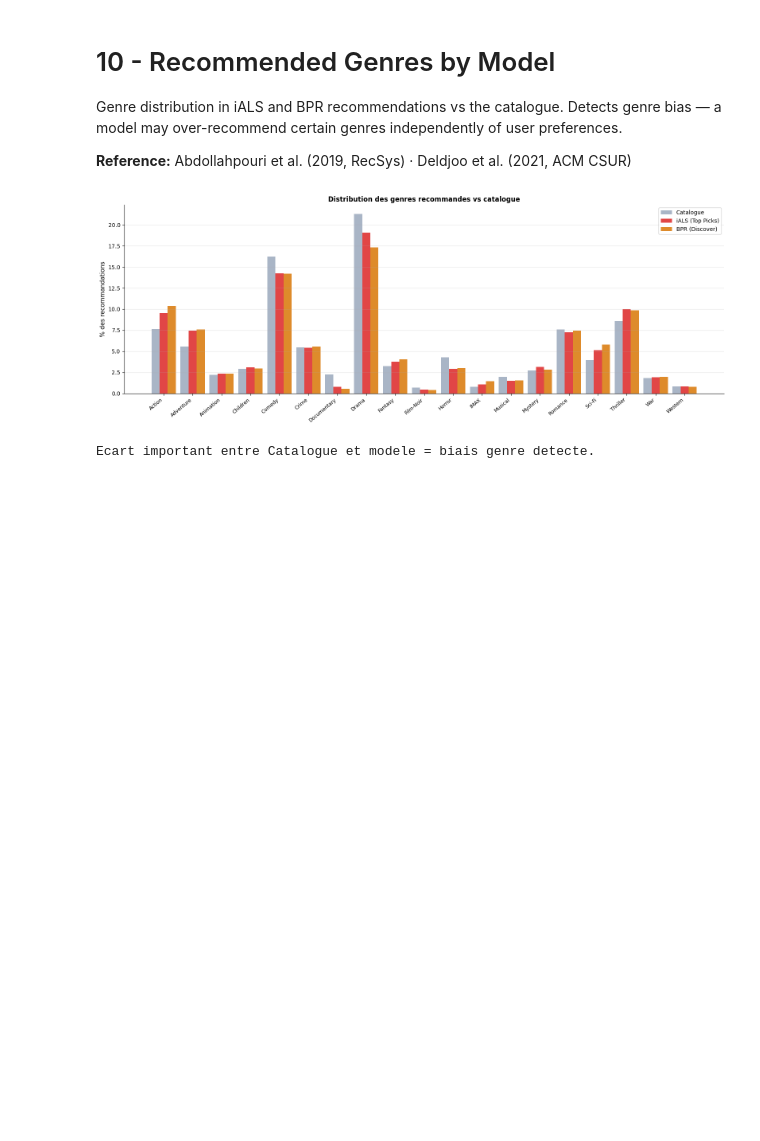
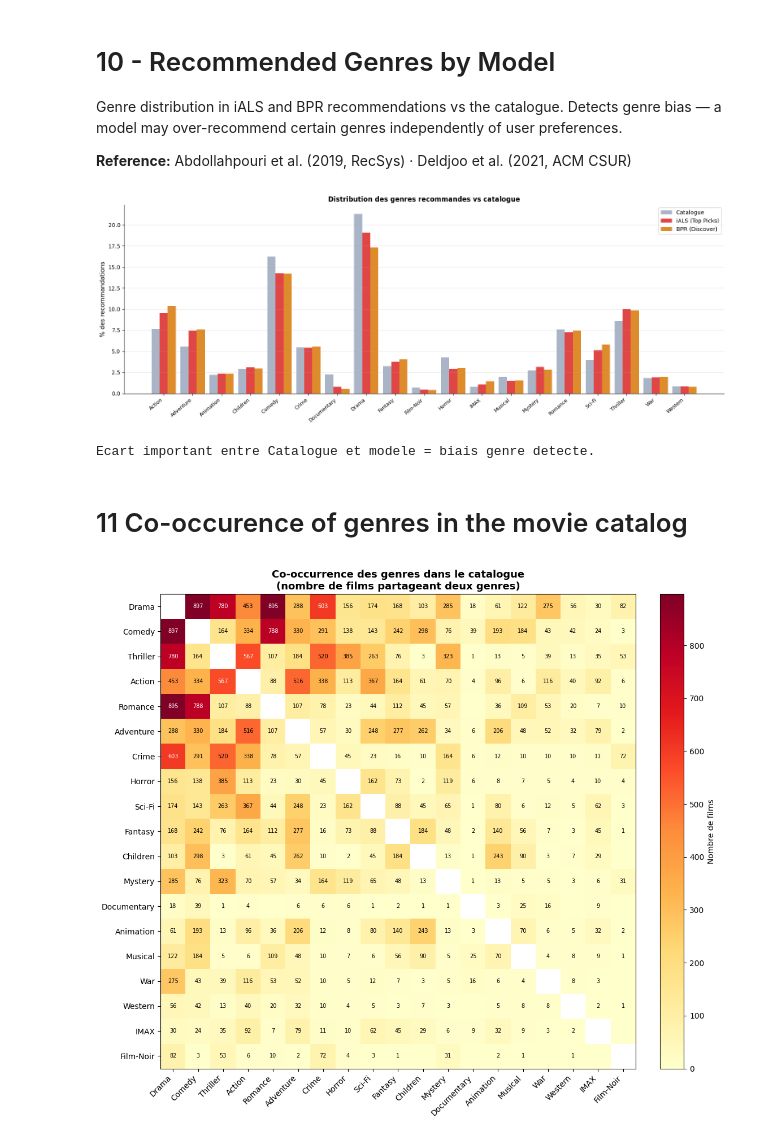
Before and after one commit to ArthurOttevaere/movix-recommender, a Jupyter notebook: analytics.ipynb, the cells around one changed output. Drawn from its saved outputs; the diff is of its cells as text; code cells hidden in the pictures; blank space fills up the shorter version.

```diff
--- a/analytics.ipynb
+++ b/analytics.ipynb
@@ -569,3 +569,83 @@ print('Ecart important entre Catalogue et modele = biais genre detecte.')
 # %% [output]
 [figure]
 Ecart important entre Catalogue et modele = biais genre detecte.
+# %% [markdown]
+# 11 Co-occurence of genres in the movie catalog
+# %%
+ # ============================================================
+# Co-occurrence des genres dans le catalogue
+# Combien de films partagent deux genres donnés ?
+# ============================================================
+import numpy as np
+import pandas as pd
+import matplotlib.pyplot as plt
+from itertools import combinations
+from collections import Counter
+from loaders import load_items
+from constants import Constant as C
+
+df_items = load_items()
+
+# Liste de genres par film (on ignore les films sans genre)
+genre_lists = (
+    df_items[C.GENRES_COL]
+    .str.split('|')
+    .apply(lambda gs: [g for g in gs if g not in ['(no genres listed)', '']])
+)
+
+# Genres triés par fréquence (pour un affichage lisible)
+all_genres = [g for gs in genre_lists for g in gs]
+genres_sorted = [g for g, _ in Counter(all_genres).most_common()]
+idx = {g: i for i, g in enumerate(genres_sorted)}
+n = len(genres_sorted)
+
+# Matrice de co-occurrence (diagonale = nb de films du genre)
+co = np.zeros((n, n), dtype=int)
+for gs in genre_lists:
+    for g in gs:
+        co[idx[g], idx[g]] += 1
+    for a, b in combinations(set(gs), 2):
+        co[idx[a], idx[b]] += 1
+        co[idx[b], idx[a]] += 1
+
+co_df = pd.DataFrame(co, index=genres_sorted, columns=genres_sorted)
+
+# --- Heatmap (hors diagonale pour faire ressortir les paires) ---
+co_off = co_df.copy().astype(float)
+co_off = co_df.copy().astype(float)
+# ensure writable underlying array (avoid read-only numpy view)
+co_off = co_off.copy()
+arr = co_off.to_numpy(copy=True)
+np.fill_diagonal(arr, np.nan)
+co_off.iloc[:, :] = arr
+np.fill_diagonal(co_off.to_numpy(copy=True), np.nan)
+co_off.iloc[:, :] = co_off.to_numpy(copy=True)
+
+fig, ax = plt.subplots(figsize=(12, 10))
+im = ax.imshow(co_off, cmap='YlOrRd')
+
+ax.set_xticks(range(n)); ax.set_xticklabels(genres_sorted, rotation=45, ha='right')
+ax.set_yticks(range(n)); ax.set_yticklabels(genres_sorted)
+ax.set_title("Co-occurrence des genres dans le catalogue\n(nombre de films partageant deux genres)",
+            fontsize=13, fontweight='bold')
+
+# Annotation des valeurs
+for i in range(n):
+    for j in range(n):
+        if i != j and co[i, j] > 0:
+            ax.text(j, i, co[i, j], ha='center', va='center', fontsize=7,
+                    color='black' if co[i, j] < np.nanmax(co_off.values) * 0.6 else 'white')
+
+fig.colorbar(im, ax=ax, fraction=0.046, pad=0.04, label="Nombre de films")
+plt.tight_layout()
+plt.show()
+
+# Top 10 paires de genres les plus fréquentes
+pairs = [(genres_sorted[i], genres_sorted[j], co[i, j])
+        for i, j in combinations(range(n), 2) if co[i, j] > 0]
+top_pairs = sorted(pairs, key=lambda x: x[2], reverse=True)[:10]
+print("Top 10 paires de genres co-occurrentes :")
+for a, b, c in top_pairs:
+    print(f"  {a:12s} + {b:12s} : {c} films")
+# %% [output]
+[figure, added]
```
Also changed, not shown: parts of 6 cells of this notebook.
